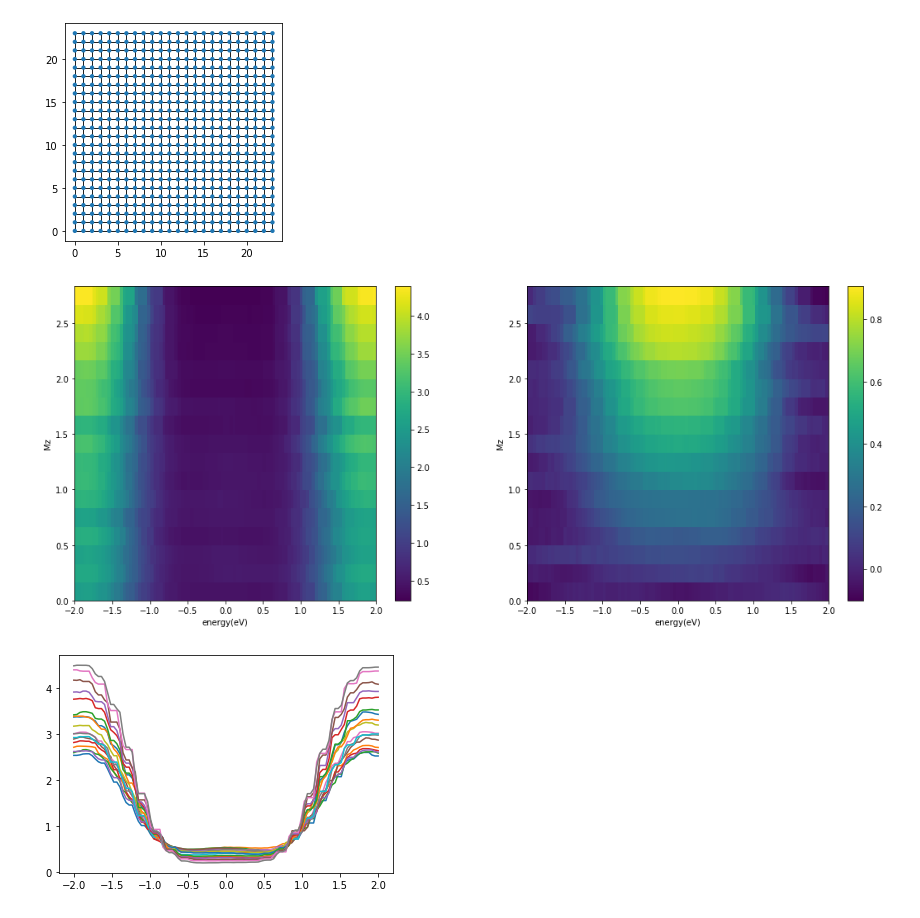
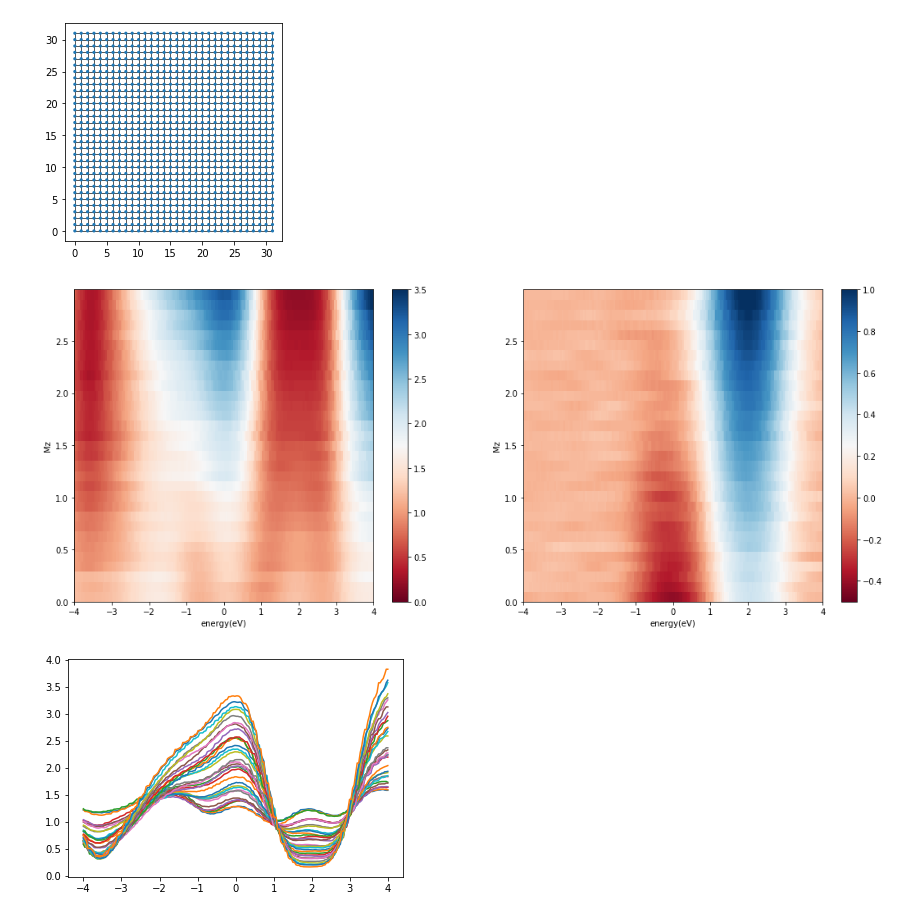
Before and after one commit to caidish/kwant_demo_topological_material, a Jupyter notebook: Kwant_demo/XiePaper_repeat.ipynb, the cells around one changed output. Cells and saved outputs as stored; diff of their text form; code cells hidden in the pictures.

```diff
--- a/Kwant_demo/XiePaper_repeat.ipynb
+++ b/Kwant_demo/XiePaper_repeat.ipynb
@@ -19,11 +20,11 @@ vf*(k_y*kron(sigma_0,sigma_x) - k_x*kron(sigma_0,sigma_y))+ (m0-m1*(k_x**2+k_y**
 # + gate voltage
 a = 1
 r = 30
-W = 24
-L = 24
+W = 32
+L = 32
 cell_size=4
 num_cell = W/cell_size
-M_model = 3
+M_model = (np.sqrt(5)-1)/2*5
 
 def rand_bin_array(num_of_true,N):
     N = int(N)
@@ -58,11 +59,11 @@ kwant.plot(syst)
 syst_without_lead = syst.finalized()
 
 avg_num = 10
-strength = 1
-Ug = 0
-energies = np.linspace(-2,2,100)
-xx_list = np.zeros((int(num_cell*num_cell/2),100),dtype = complex)
-xy_list = np.zeros((int(num_cell*num_cell/2),100),dtype = complex)
+strength = 2
+Ug = 2
+energies = np.linspace(-4,4,200)
+xx_list = np.zeros((int(num_cell*num_cell/2),200),dtype = complex)
+xy_list = np.zeros((int(num_cell*num_cell/2),200),dtype = complex)
 for num_of_up in trange(int(num_cell*num_cell/2),int(num_cell*num_cell)):
     temp_xx = 0
     temp_xy = 0
@@ -79,27 +80,28 @@ for num_of_up in trange(int(num_cell*num_cell/2),int(num_cell*num_cell)):
         cond_xy = kwant.kpm.conductivity(syst_without_lead, alpha = 'x',beta = 'y',params=params)
         temp_xx += np.array([cond_xx(e,temperature = 1E-6) for e in energies])
         temp_xy += np.array([cond_xy(e,temperature = 1E-6) for e in energies])
+        del(cond_xx,cond_xy)
     xx_list[index,:] = temp_xx/(avg_num*W*L)
     xy_list[index,:] = temp_xy/(avg_num*W*L)
 # %% [output]
-[figure, old version]
+[figure, new version]
 # %%
 num_of_up = np.arange(int(num_cell*num_cell/2),int(num_cell*num_cell))
 avg_mag = (num_of_up*M_model - (num_cell*num_cell - num_of_up)*M_model)/(num_cell*num_cell)
 # %%
 fig,(ax1,ax2) = pyplot.subplots(1,2,figsize = (18,7))
-plt = ax1.pcolor(energies,avg_mag,np.real(xx_list))
-plt2 = ax2.pcolor(energies,avg_mag,np.real(xy_list))
+plt = ax1.pcolor(energies,avg_mag,np.real(xx_list),cmap = 'RdBu',vmin = 0, vmax = 3.5)
+plt2 = ax2.pcolor(energies,avg_mag,np.real(xy_list),cmap = 'RdBu',vmin = -0.5, vmax = 1)
 ax1.set_xlabel('energy(eV)')
 ax1.set_ylabel('Mz')
 ax2.set_xlabel('energy(eV)')
 ax2.set_ylabel('Mz')
 cbar = fig.colorbar(plt,ax = ax1)
 cbar = fig.colorbar(plt2,ax = ax2)
 # %% [output]
-[figure, old version]
+[figure, new version]
 # %%
 fig,ax = pyplot.subplots()
 plt = ax.plot(energies,np.real(xx_list).T)
 # %% [output]
-[figure, old version]
+[figure, new version]
```
Also changed, not shown: parts of 8 cells of this notebook, 15 other files.
